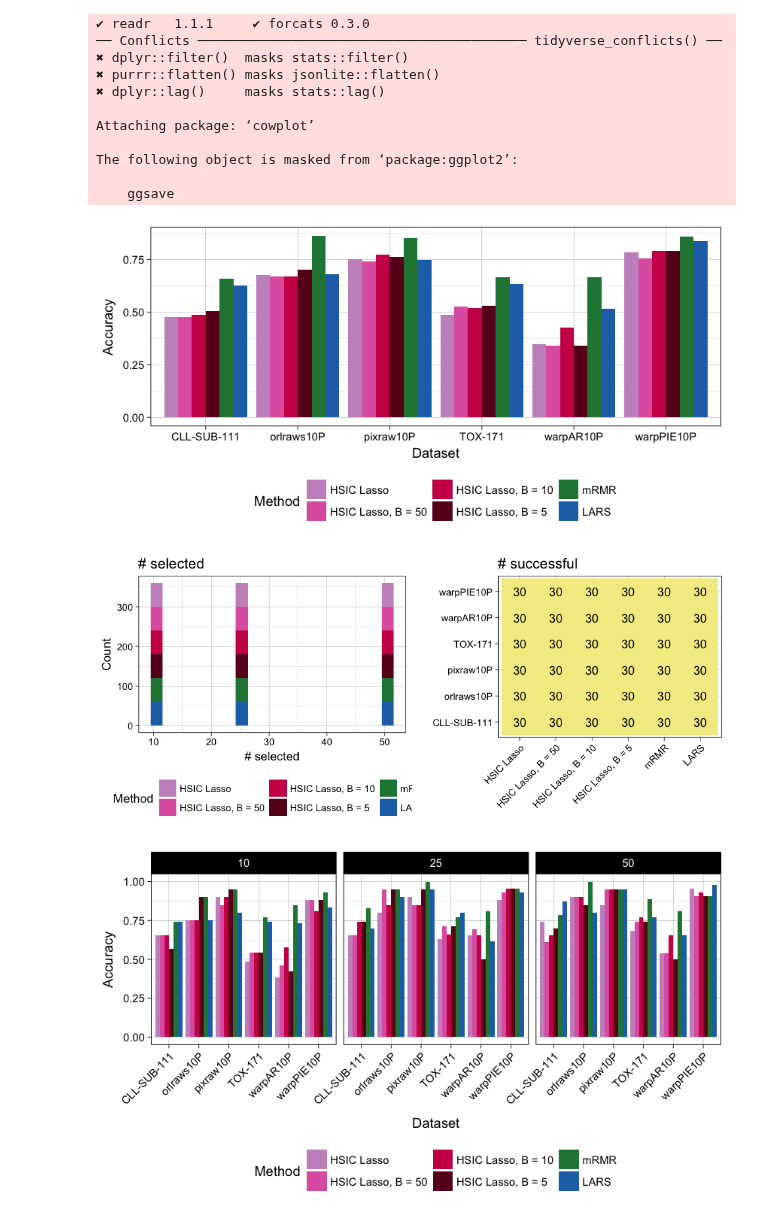
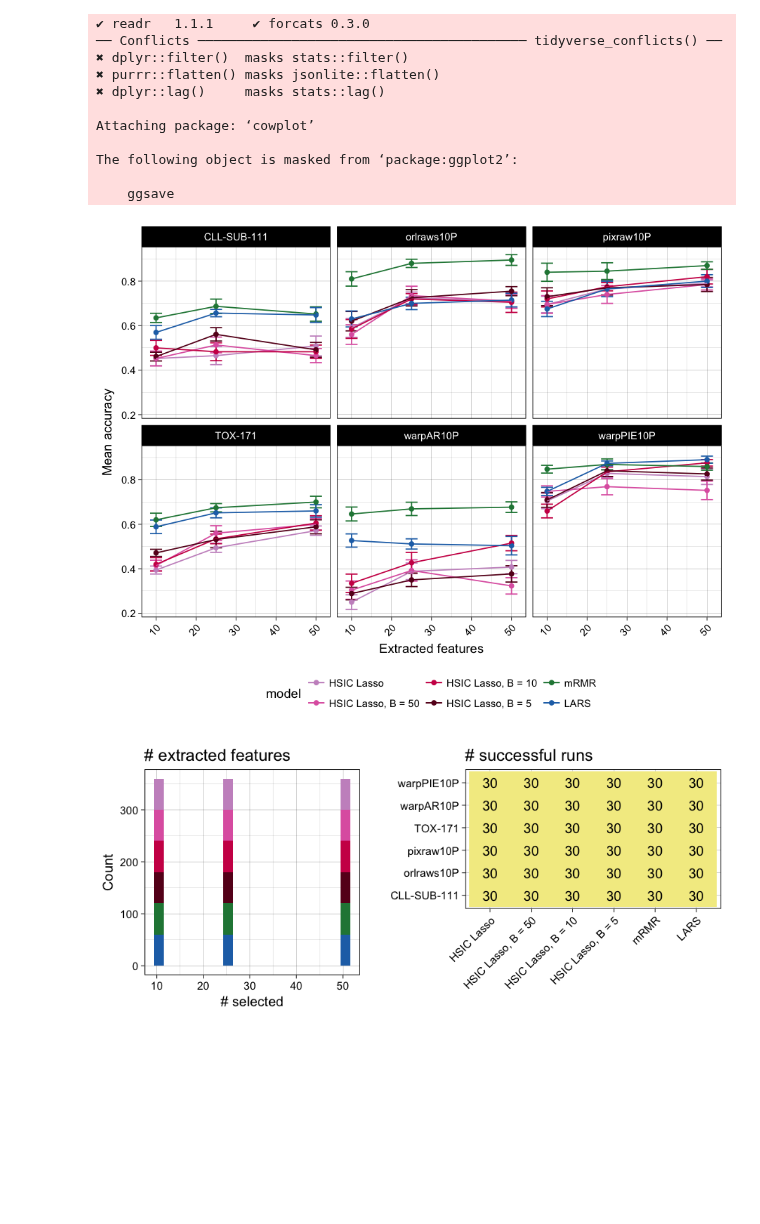
Before and after one commit to hclimente/nori, a Jupyter notebook: doc/benchmark_real.ipynb, the cells around one changed output. Saved outputs shown, nothing was run; the diff lists cells and outputs as text; code cells hidden in the pictures; blank space fills up the shorter version.

Commit message:
updated figure

```diff
--- a/doc/benchmark_real.ipynb
+++ b/doc/benchmark_real.ipynb
@@ -23,7 +23,7 @@ summarize_benchmark <- function(x) {
                model = gsub('-B=', ', B = ', model),
                model = gsub('-M=3', '', model),
                model = factor(model, levels = methods)) %>%
-        group_by(model) %>%
+        group_by(model, selected) %>%
         summarize(n = n(), ended = sum(!is.na(accuracy)),
                   sem = sd(accuracy) / sqrt(ended), accuracy = mean(accuracy) ) %>%
         ungroup %>%
@@ -49,25 +49,29 @@ The following object is masked from ‘package:ggplot2’:
 # %%
 CLLSUB111 <- summarize_benchmark('../results/asu/CLL-SUB-111_prediction.tsv')
 pixraw10P <- summarize_benchmark('../results/asu/pixraw10P_prediction.tsv')
 warpAR10P <- summarize_benchmark('../results/asu/warpAR10P_prediction.tsv')
 orlraws10P <- summarize_benchmark('../results/asu/orlraws10P_prediction.tsv')
 warpPIE10P <- summarize_benchmark('../results/asu/warpPIE10P_prediction.tsv')
 tox171 <- summarize_benchmark('../results/asu/TOX-171_prediction.tsv')
 
 predictions <- bind_rows(CLLSUB111, pixraw10P, warpAR10P,
                          orlraws10P, warpPIE10P, tox171) %>%
     mutate(model = factor(model, levels = methods))
 
-options(repr.plot.width=7, repr.plot.height=3.5)
+options(repr.plot.width=7.5, repr.plot.height=6)
 predictions %>%
-    ggplot(aes(x = label, y = accuracy, fill = model)) +
-        geom_bar(stat = 'identity', position = 'dodge') +
+    ggplot(aes(x = selected, y = accuracy, color = model)) +
+        geom_errorbar(aes(ymin = accuracy - sem, ymax = accuracy + sem), width = 3) +
+        geom_point() +
+        geom_line() +
         theme_linedraw() +
-        theme(legend.position = 'bottom') +
-        labs(x = 'Dataset', y = 'Accuracy', fill = 'Method') +
-        scale_fill_manual(values = palette)
+        theme(legend.position = 'bottom',
+              axis.text.x = element_text(angle = 45, hjust = 1)) +
+        labs(x = 'Extracted features', y = 'Mean accuracy', fill = 'Method') +
+        scale_color_manual(values = palette) +
+        facet_wrap(~label)
 # %% [output]
-[figure, old version]
+[figure, new version]
 # %%
 read_benchmark <- function(x) {
 
@@ -95,13 +98,13 @@ predictions <- bind_rows(CLLSUB111, pixraw10P, warpAR10P,
 # %%
-options(repr.plot.width=8, repr.plot.height=3.5)
+options(repr.plot.width=7, repr.plot.height=3)
 
 selected <- predictions %>%
     ggplot(aes(selected, fill = model)) +
         geom_histogram(bins = 20) +
         theme_linedraw() +
         scale_fill_manual(values = palette) +
-        labs(x = '# selected', y = 'Count', fill = 'Method', title = '# selected') +
-        theme(legend.position = 'bottom')
+        labs(x = '# selected', y = 'Count', fill = 'Method', title = '# extracted features') +
+        theme(legend.position = 'none')
 
 finished <- predictions %>%
     group_by(model, label) %>%
@@ -112,23 +115,9 @@ finished <- predictions %>%
         theme_linedraw() +
         theme(legend.position = 'none',
               axis.text.x = element_text(angle = 45, hjust = 1)) +
-        labs(x = '', y = '', title = '# successful') +
+        labs(x = '', y = '', title = '# successful runs') +
         scale_fill_distiller(palette = "Spectral", direction = 1)
 
-plot_grid(selected, finished)
+plot_grid(selected, finished, rel_widths = c(3,4))
 # %% [output]
-[figure, old version]
+[figure, new version]
-# %%
-options(repr.plot.width=7, repr.plot.height=4)
-predictions %>%
-    filter(model != 'LogisticRegressionCV') %>%
-    ggplot(aes(x = label, y = accuracy, fill = model)) +
-        geom_bar(stat = 'identity', position = 'dodge') +
-        theme_linedraw() +
-        theme(legend.position = 'bottom',
-              axis.text.x = element_text(angle = 45, hjust = 1)) +
-        labs(x = 'Dataset', y = 'Accuracy', fill = 'Method') +
-        scale_fill_manual(values = palette) +
-        facet_grid(. ~ selected)
-# %% [output]
-[figure, removed]
```
Also changed, not shown: parts of 1 cell of this notebook.
